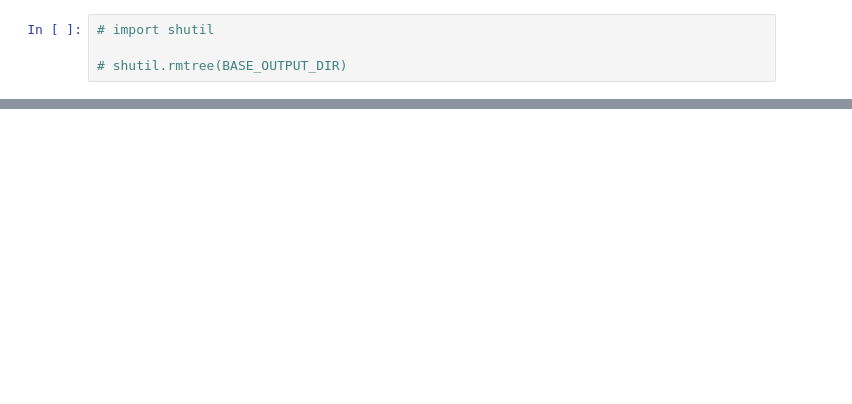
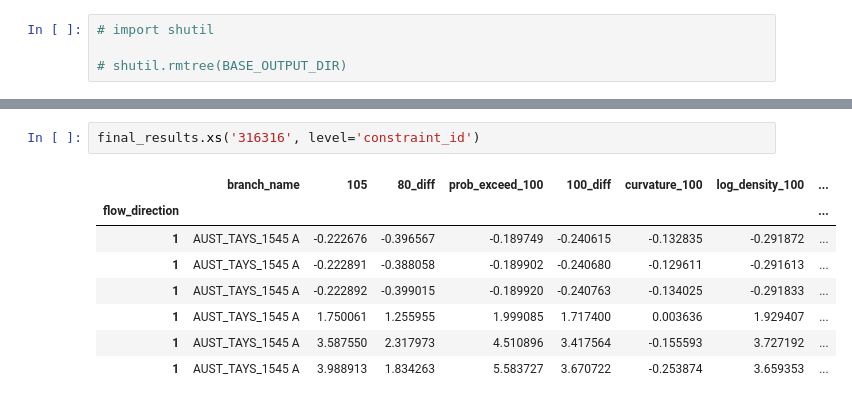
Before and after one commit to qhu-xyz/research-qianli-v2, a Jupyter notebook: notebook/param_search_result.ipynb, the cells around one changed output, grey strips where cells are left out. Cells and saved outputs as stored; diff of their text form; blank space fills up the shorter version.

```diff
--- a/notebook/param_search_result.ipynb
+++ b/notebook/param_search_result.ipynb
@@ -194,0 +504,11 @@ max      0.373819    0.343743    0.412025  370.223772  2044.116309
+# %%
+final_results.xs('316316', level='constraint_id')
+# %% [output]
+|  | branch_name | 105 | 80_diff | prob_exceed_100 | 100_diff | curvature_100 | log_density_100 | ... |
+| flow_direction |  |  |  |  |  |  |  | ... |
+| 1 | AUST_TAYS_1545 A | -0.222676 | -0.396567 | -0.189749 | -0.240615 | -0.132835 | -0.291872 | ... |
+| 1 | AUST_TAYS_1545 A | -0.222891 | -0.388058 | -0.189902 | -0.240680 | -0.129611 | -0.291613 | ... |
+| 1 | AUST_TAYS_1545 A | -0.222892 | -0.399015 | -0.189920 | -0.240763 | -0.134025 | -0.291833 | ... |
+| 1 | AUST_TAYS_1545 A | 1.750061 | 1.255955 | 1.999085 | 1.717400 | 0.003636 | 1.929407 | ... |
+| 1 | AUST_TAYS_1545 A | 3.587550 | 2.317973 | 4.510896 | 3.417564 | -0.155593 | 3.727192 | ... |
+| 1 | AUST_TAYS_1545 A | 3.988913 | 1.834263 | 5.583727 | 3.670722 | -0.253874 | 3.659353 | ... |
```
Also changed, not shown: parts of 25 cells of this notebook, 31 other files.
